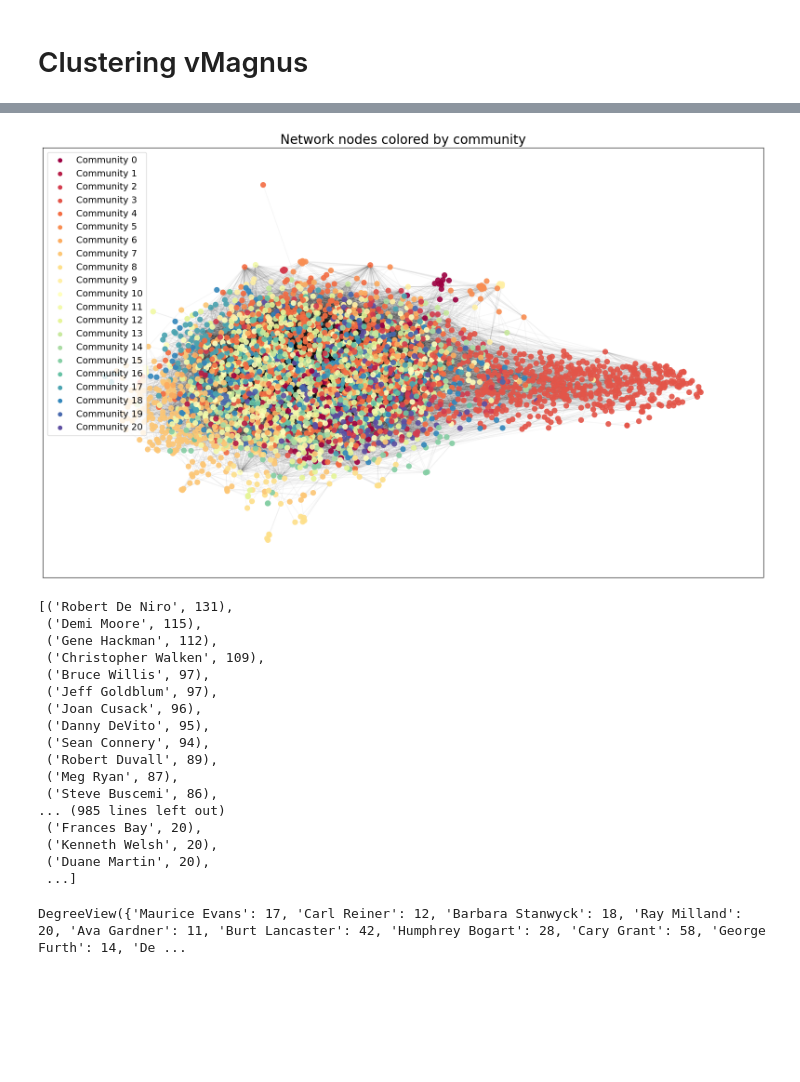
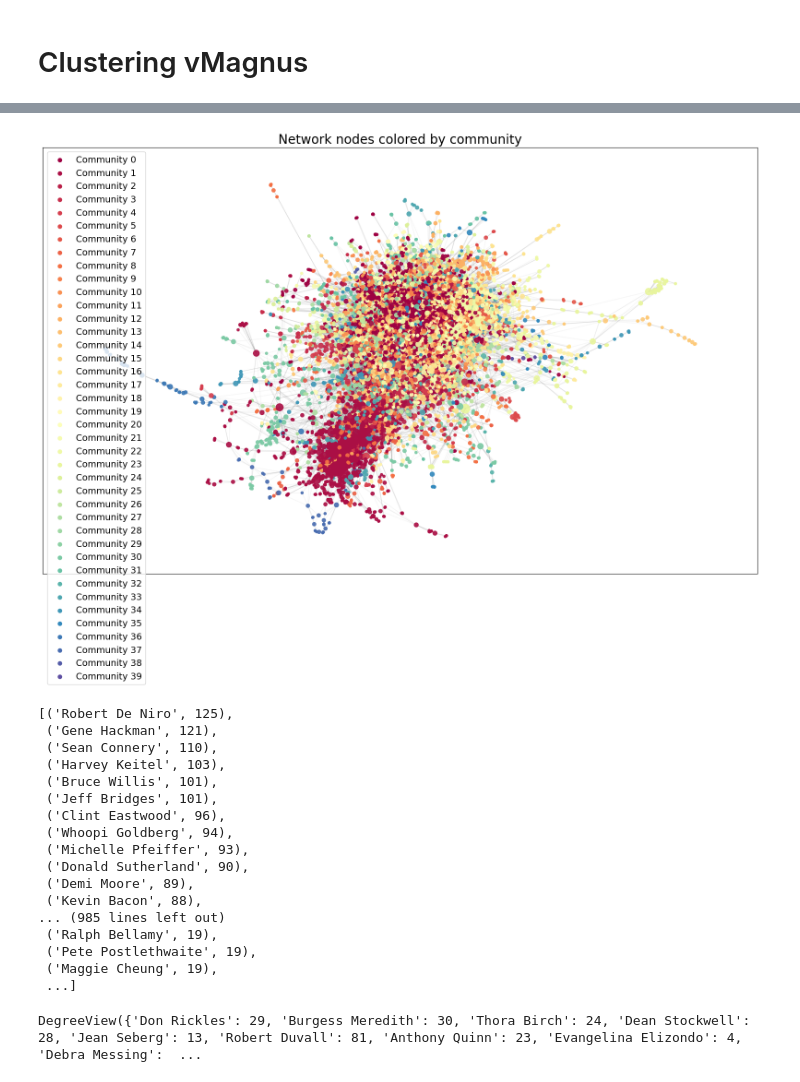
Before and after one commit to kajgaard/ComputationalTools, a Jupyter notebook: reviewsFromImdb/Clustering.ipynb, the cells around one changed output, grey strips where cells are left out. Drawn from its saved outputs; the diff is of its cells as text; code cells hidden in the pictures; blank space fills up the shorter version.

```diff
--- a/reviewsFromImdb/Clustering.ipynb
+++ b/reviewsFromImdb/Clustering.ipynb
@@ -10,13 +10,11 @@ from fa2 import ForceAtlas2
 import community
 from itertools import combinations
 
-#df1 = pd.read_pickle("moviesDfv3.pkl")
-#df2 = pd.read_pickle("moviesDfv2.pkl")
+df1 = pd.read_pickle("moviesDf4899_v1.pkl")
+df2 = pd.read_pickle("moviesDf4899_v2.pkl")
 
-#frames = [df1, df2]
-#moviesDf = pd.concat(frames)
-
-moviesDf = pd.read_pickle("moviesDf4899.pkl")
+frames = [df1, df2]
+moviesDf = pd.concat(frames)
 # %%
 actor_column = list(moviesDf["Actors"].to_numpy())
 G = nx.Graph()
@@ -24,6 +22,7 @@ G = nx.Graph()
 # Creating the graph.
 # adding edge between all actors in a given movie
 for movie_cast in actor_column:
+    movie_cast = movie_cast[:5]
     G.add_nodes_from(movie_cast)
     pairs = list(combinations(movie_cast,2))
     G.add_edges_from(pairs)
@@ -73,0 +81,4 @@ AdjustSpeedAndApplyForces step  took  0.10  seconds
+# %%
+d = dict(G.degree).values()
+scale = 4
+node_size = [degree*scale for degree in d]
@@ -74,26 +103,26 @@ AdjustSpeedAndApplyForces step  took  0.10  seconds
 # %%
 # Best partition found with louvain algorithm
 partition = community.best_partition(G, random_state = 1, randomize = False)
 
 # Defining values for the color spectrum
 maxval = np.max(list(partition.values()))
 cmap=plt.cm.Spectral
 node_color = [cmap(v/maxval) for v in partition.values()]
 
 # Plotting
 plt.figure(1,figsize=(20,12))
-nx.draw_networkx_nodes(G, pos = positions, node_color=node_color, alpha=0.9, node_size = 60);
+nx.draw_networkx_nodes(G, pos = positions, node_color=node_color, alpha=0.9, node_size = node_size);
 nx.draw_networkx_edges(G, pos = positions, alpha=0.04);
 
 # For legend creation only
 for v in set(partition.values()):
     plt.scatter([],[], c=[cmap(v/maxval)], label='Community {}'.format(v))
 
 plt.title('Network nodes colored by community', fontsize = 20)
 plt.legend(loc='upper left', prop={'size': 14})
 plt.show()
 # %% [output]
-[figure, old version]
+[figure, new version]
 # %%
 # rearanging found partition
 parts = []
@@ -109,25 +138,25 @@ parts.sort(key=len, reverse = True)
 # Most connected actors
 sorted(G.degree, key=lambda x: x[1], reverse=True)
 # %% [output]
-[('Robert De Niro', 131),
- ('Demi Moore', 115),
- ('Gene Hackman', 112),
- ('Christopher Walken', 109),
- ('Bruce Willis', 97),
- ('Jeff Goldblum', 97),
- ('Joan Cusack', 96),
- ('Danny DeVito', 95),
- ('Sean Connery', 94),
- ('Robert Duvall', 89),
- ('Meg Ryan', 87),
- ('Steve Buscemi', 86),
+[('Robert De Niro', 125),
+ ('Gene Hackman', 121),
+ ('Sean Connery', 110),
+ ('Harvey Keitel', 103),
+ ('Bruce Willis', 101),
+ ('Jeff Bridges', 101),
+ ('Clint Eastwood', 96),
+ ('Whoopi Goldberg', 94),
+ ('Michelle Pfeiffer', 93),
+ ('Donald Sutherland', 90),
+ ('Demi Moore', 89),
+ ('Kevin Bacon', 88),
 ... (985 lines left out)
- ('Frances Bay', 20),
- ('Kenneth Welsh', 20),
- ('Duane Martin', 20),
+ ('Ralph Bellamy', 19),
+ ('Pete Postlethwaite', 19),
+ ('Maggie Cheung', 19),
  ...]
 # %%
 # Checking actors with degrees in given partition
-G.degree(parts[0])
+G.degree(parts[1])
 # %% [output]
-DegreeView({'Maurice Evans': 17, 'Carl Reiner': 12, 'Barbara Stanwyck': 18, 'Ray Milland': 20, 'Ava Gardner': 11, 'Burt Lancaster': 42, 'Humphrey Bogart': 28, 'Cary Grant': 58, 'George Furth': 14, 'De ...
+DegreeView({'Don Rickles': 29, 'Burgess Meredith': 30, 'Thora Birch': 24, 'Dean Stockwell': 28, 'Jean Seberg': 13, 'Robert Duvall': 81, 'Anthony Quinn': 23, 'Evangelina Elizondo': 4, 'Debra Messing':  ...
```
Also changed, not shown: parts of 3 cells of this notebook, 9 other files.
